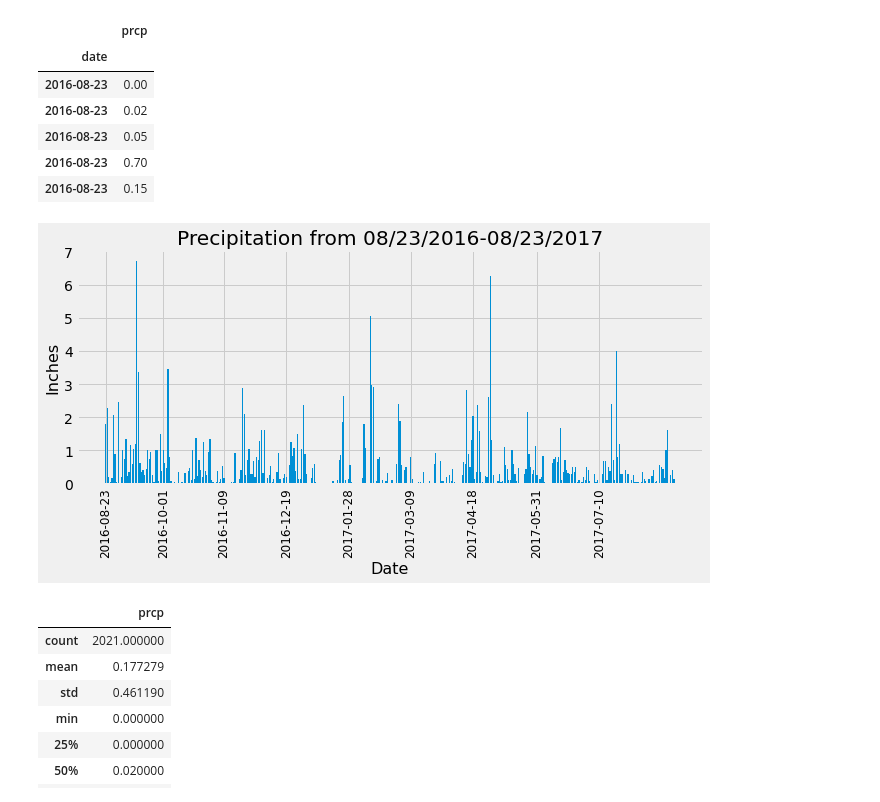
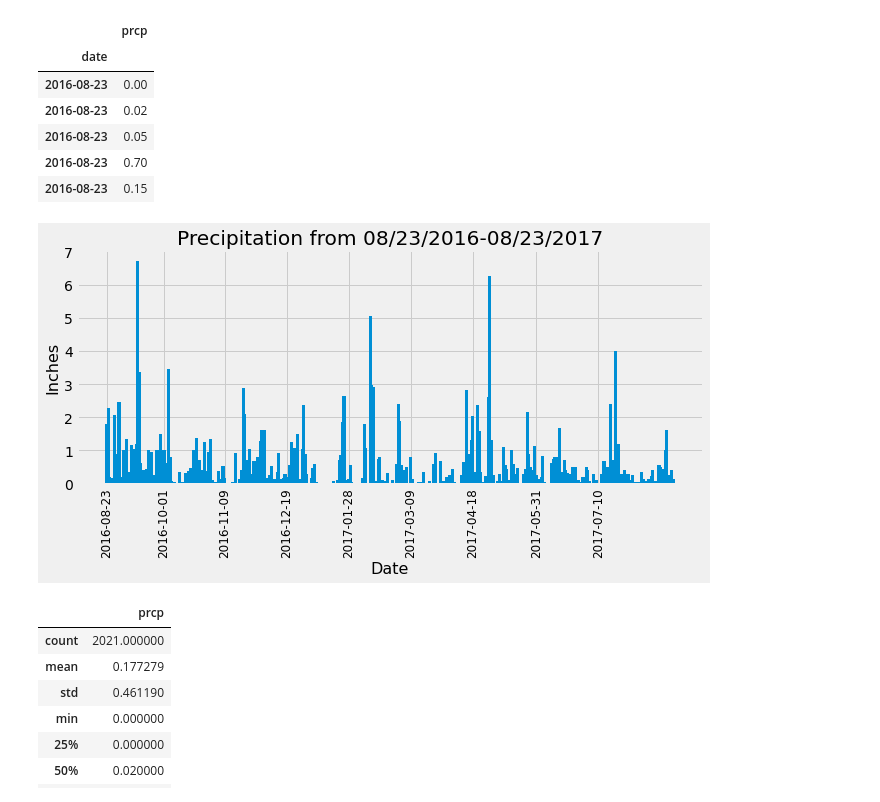
Before and after one commit to Corters22/Hawaii_weather_app, a Jupyter notebook: Analysis/Climate Analysis and Exploration.ipynb, the cells around one changed output. Cells and saved outputs as stored; diff of their text form; code cells hidden in the pictures.

```diff
--- a/Analysis/Climate Analysis and Exploration.ipynb
+++ b/Analysis/Climate Analysis and Exploration.ipynb
@@ -106,16 +129,16 @@ clean_y_axis = clean_precip_df.prcp
 # %%
 #Plot the results using the DataFrame `plot` method.
 
 plt.figure(figsize=(10,4))
-plt.bar(clean_x_axis, clean_y_axis)
+plt.bar(clean_x_axis, clean_y_axis, width=2)
 plt.xticks([value for value in clean_xtick_labels], rotation='vertical', fontsize=12)
 plt.xlabel('Date', fontsize=16)
 plt.ylabel('Inches', fontsize=16)
 plt.title('Precipitation from 08/23/2016-08/23/2017')
 plt.savefig('../Images/Precipitation_bar_clean.png')
 plt.show()
 # %% [output]
-[figure, old version]
+[figure, new version]
 # %%
 #Use Pandas to print the summary statistics for the precipitation data
 clean_precip_df.describe()
```
Also changed, not shown: parts of 15 cells of this notebook, 2 other files.
